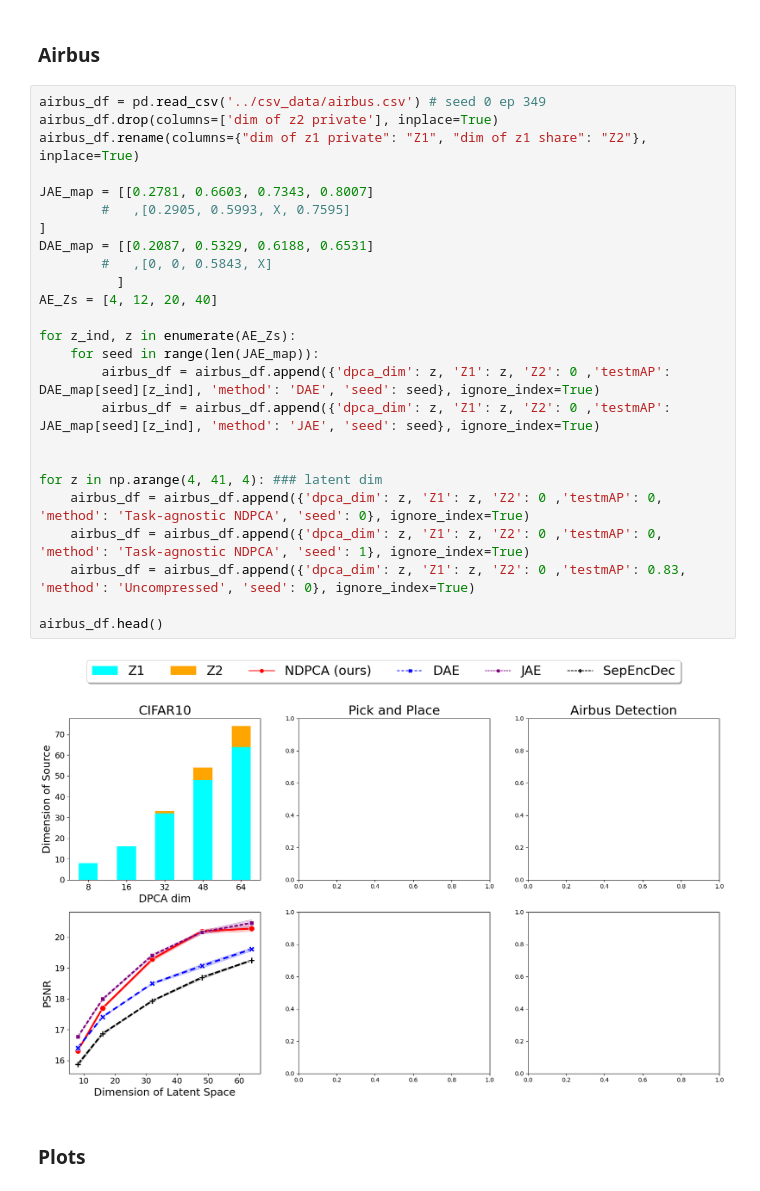
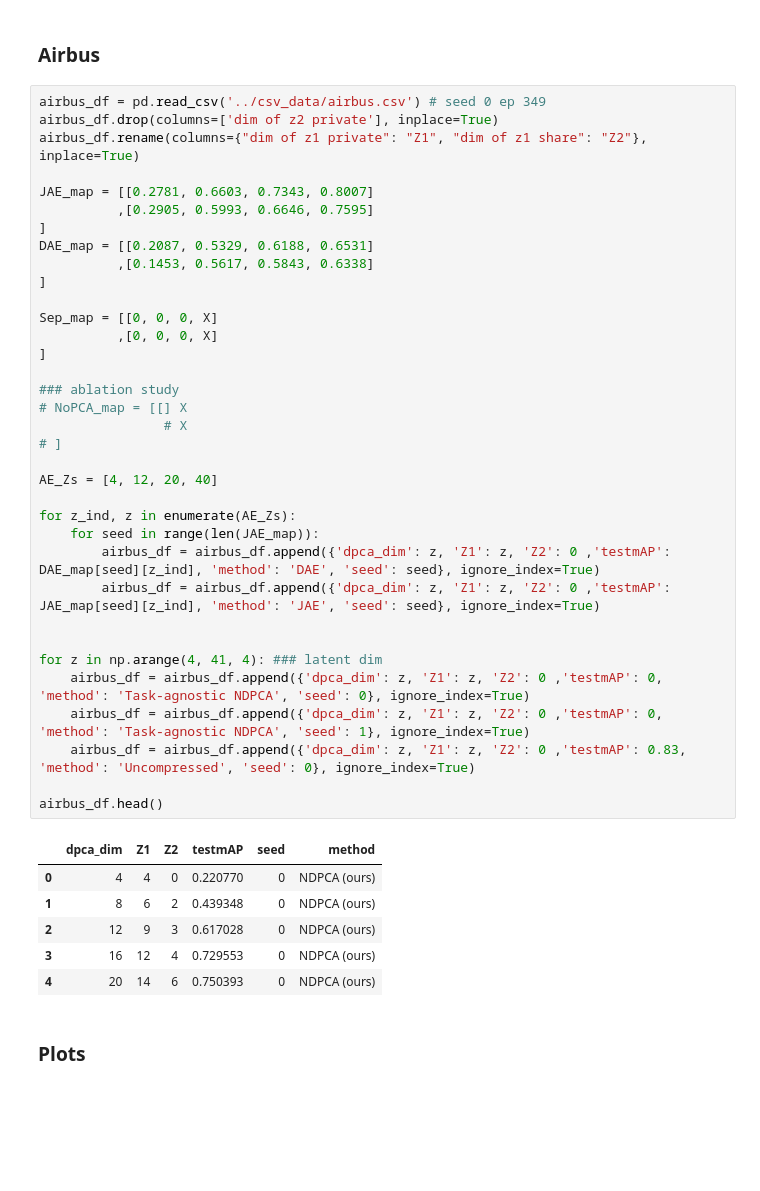
Before and after one commit to UTAustin-SwarmLab/Task-aware-Distributed-Source-Coding, a Jupyter notebook: plots/make_plot.ipynb, the cells around one changed output. Saved outputs shown, nothing was run; the diff lists cells and outputs as text; blank space fills up the shorter version.

```diff
--- a/plots/make_plot.ipynb
+++ b/plots/make_plot.ipynb
@@ -106,30 +100,45 @@ print(cifar_df.head())
 # %%
 airbus_df = pd.read_csv('../csv_data/airbus.csv') # seed 0 ep 349
 airbus_df.drop(columns=['dim of z2 private'], inplace=True)
 airbus_df.rename(columns={"dim of z1 private": "Z1", "dim of z1 share": "Z2"}, inplace=True)
 
 JAE_map = [[0.2781, 0.6603, 0.7343, 0.8007]
-        #   ,[0.2905, 0.5993, X, 0.7595]
+          ,[0.2905, 0.5993, 0.6646, 0.7595]
 ]
 DAE_map = [[0.2087, 0.5329, 0.6188, 0.6531]
-        #   ,[0, 0, 0.5843, X]
-		  ]
+          ,[0.1453, 0.5617, 0.5843, 0.6338]
+]
+
+Sep_map = [[0, 0, 0, X]
+		  ,[0, 0, 0, X]
+]
+
+### ablation study
+# NoPCA_map = [[] X
+	     		# X
+# ]
+
 AE_Zs = [4, 12, 20, 40]
 
 for z_ind, z in enumerate(AE_Zs):
 	for seed in range(len(JAE_map)):
 		airbus_df = airbus_df.append({'dpca_dim': z, 'Z1': z, 'Z2': 0 ,'testmAP': DAE_map[seed][z_ind], 'method': 'DAE', 'seed': seed}, ignore_index=True)
 		airbus_df = airbus_df.append({'dpca_dim': z, 'Z1': z, 'Z2': 0 ,'testmAP': JAE_map[seed][z_ind], 'method': 'JAE', 'seed': seed}, ignore_index=True)
 
 
 for z in np.arange(4, 41, 4): ### latent dim
 	airbus_df = airbus_df.append({'dpca_dim': z, 'Z1': z, 'Z2': 0 ,'testmAP': 0, 'method': 'Task-agnostic NDPCA', 'seed': 0}, ignore_index=True)
 	airbus_df = airbus_df.append({'dpca_dim': z, 'Z1': z, 'Z2': 0 ,'testmAP': 0, 'method': 'Task-agnostic NDPCA', 'seed': 1}, ignore_index=True)
 	airbus_df = airbus_df.append({'dpca_dim': z, 'Z1': z, 'Z2': 0 ,'testmAP': 0.83, 'method': 'Uncompressed', 'seed': 0}, ignore_index=True)
 
 airbus_df.head()
 # %% [output]
-[figure, removed]
+|  | dpca_dim | Z1 | Z2 | testmAP | seed | method |
+| 0 | 4 | 4 | 0 | 0.220770 | 0 | NDPCA (ours) |
+| 1 | 8 | 6 | 2 | 0.439348 | 0 | NDPCA (ours) |
+| 2 | 12 | 9 | 3 | 0.617028 | 0 | NDPCA (ours) |
+| 3 | 16 | 12 | 4 | 0.729553 | 0 | NDPCA (ours) |
+| 4 | 20 | 14 | 6 | 0.750393 | 0 | NDPCA (ours) |
 # %% [markdown]
 ### Plots
 # %%
```
Also changed, not shown: parts of 2 cells of this notebook, 10 other files.
